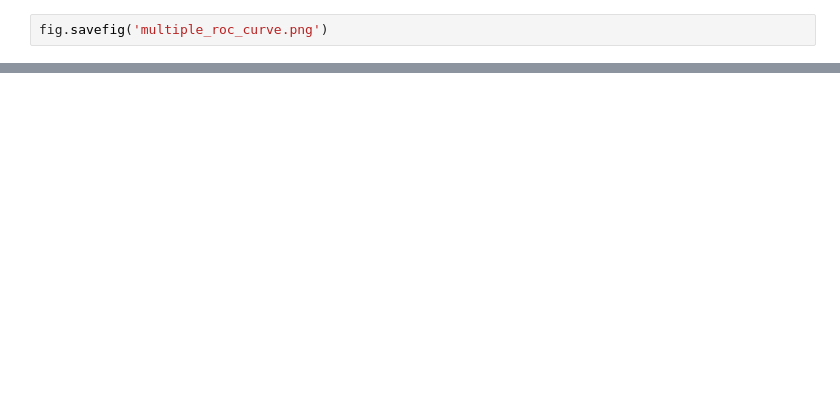
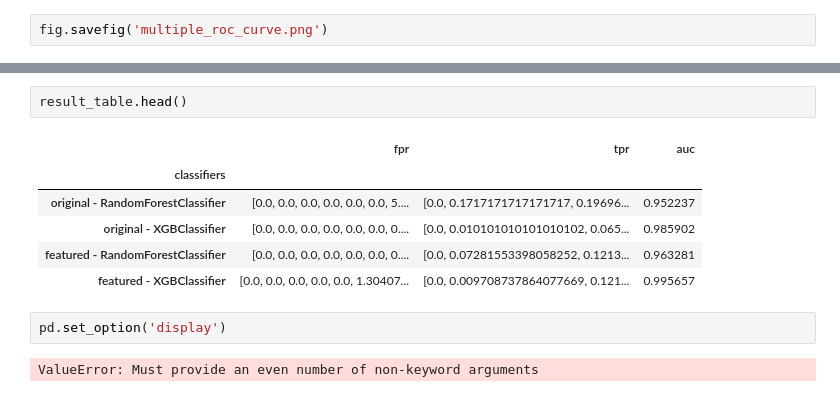
Before and after one commit to mdelgolla/electronic_payment_fraud_detection, a Jupyter notebook: classification_report_final.ipynb, the cells around one changed output, grey strips where cells are left out. Drawn from its saved outputs; the diff is of its cells as text; blank space fills up the shorter version.

```diff
--- a/classification_report_final.ipynb
+++ b/classification_report_final.ipynb
@@ -315,0 +321,13 @@ memory usage: 301.1+ MB
+# %%
+result_table.head()
+# %% [output]
+|  | fpr | tpr | auc |
+| classifiers |  |  |  |
+| original - RandomForestClassifier | [0.0, 0.0, 0.0, 0.0, 0.0, 0.0, 5.... | [0.0, 0.1717171717171717, 0.19696... | 0.952237 |
+| original - XGBClassifier | [0.0, 0.0, 0.0, 0.0, 0.0, 0.0, 0.... | [0.0, 0.010101010101010102, 0.065... | 0.985902 |
+| featured - RandomForestClassifier | [0.0, 0.0, 0.0, 0.0, 0.0, 0.0, 0.... | [0.0, 0.07281553398058252, 0.1213... | 0.963281 |
+| featured - XGBClassifier | [0.0, 0.0, 0.0, 0.0, 0.0, 1.30407... | [0.0, 0.009708737864077669, 0.121... | 0.995657 |
+# %%
+pd.set_option('display')
+# %% [output]
+ValueError: Must provide an even number of non-keyword arguments
```
Also changed, not shown: parts of 6 cells of this notebook, 7 other files.
